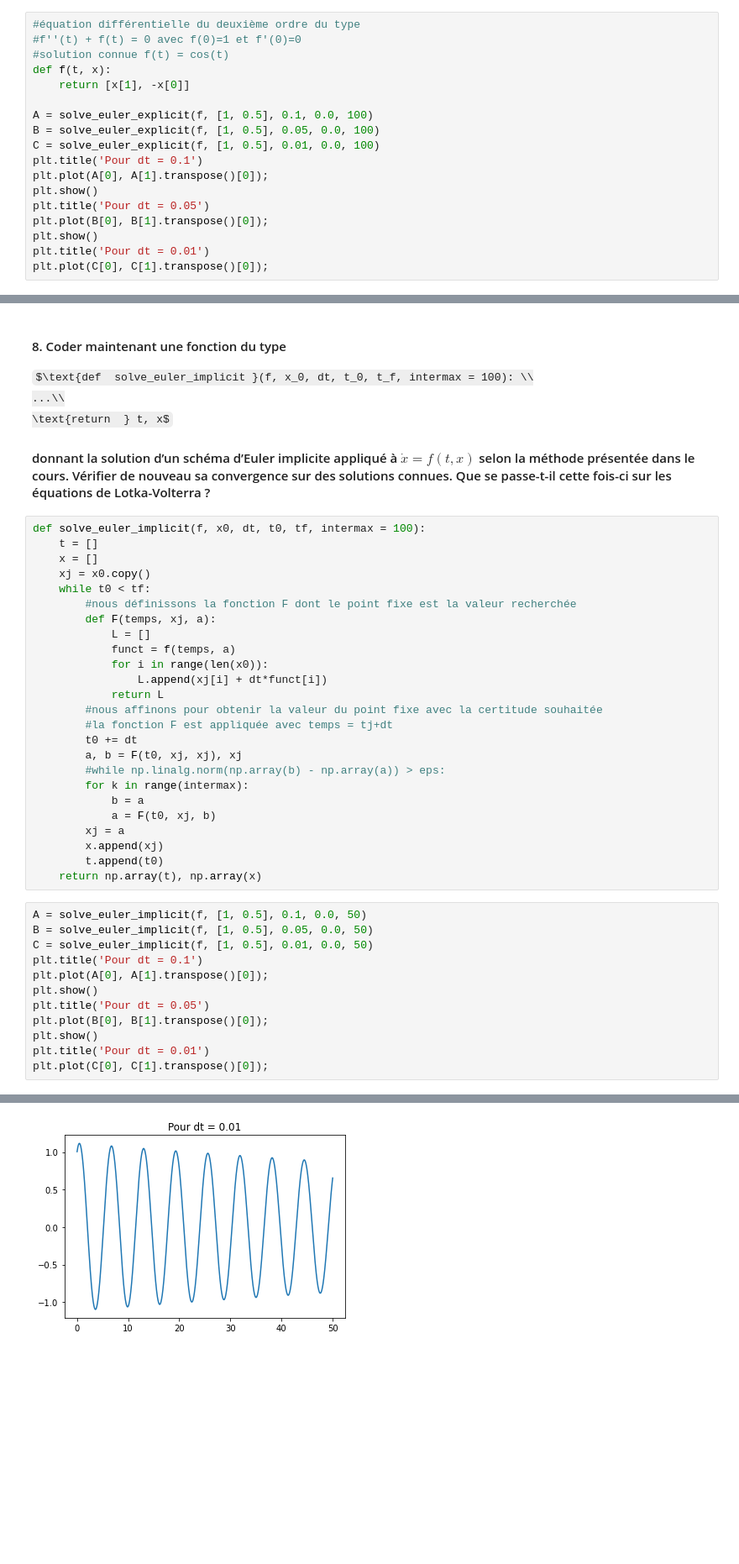
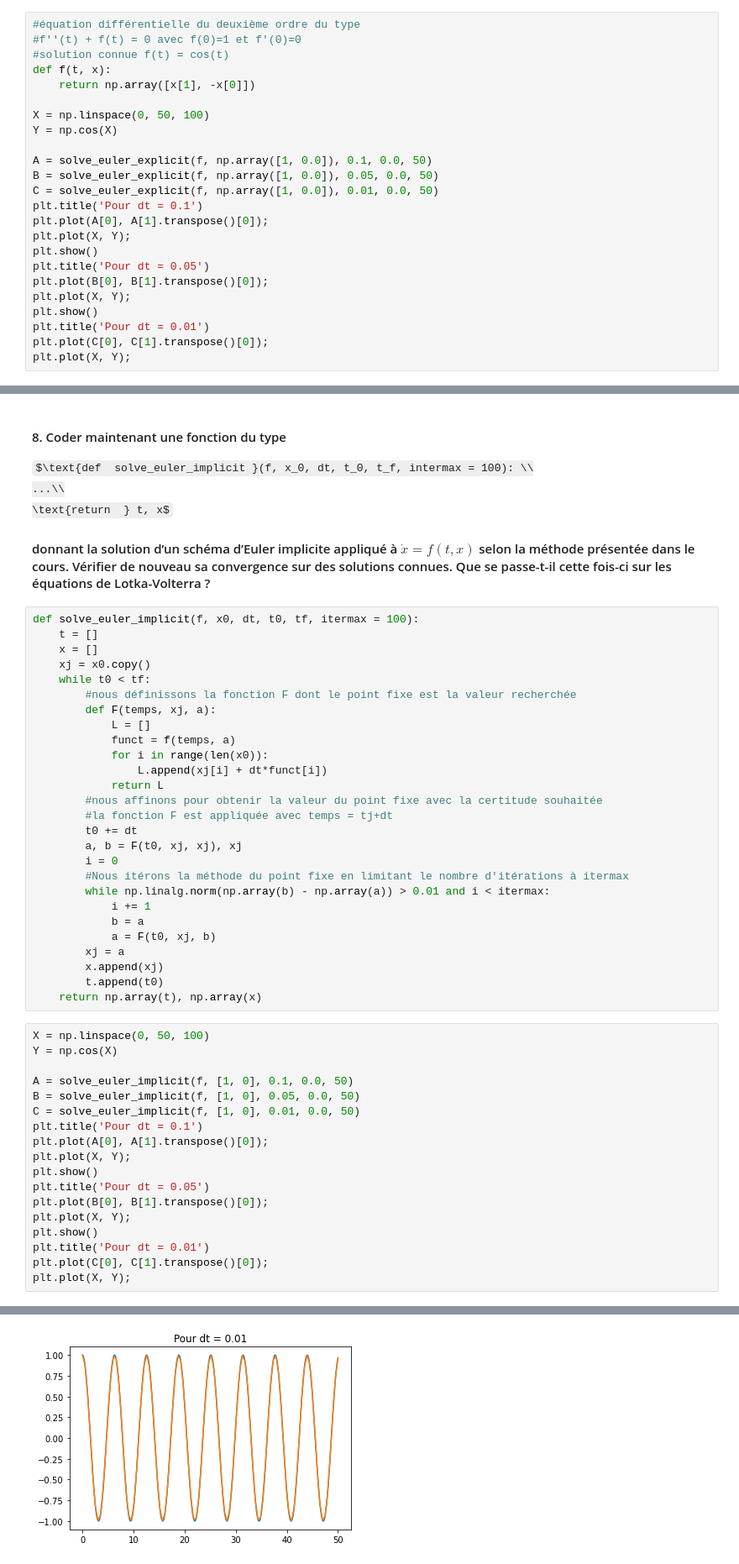
Before and after one commit to Martin-GE/projet_equa_diff, a Jupyter notebook: Projet équations différentielles.ipynb, the cells around one changed output, grey strips where cells are left out. Shown: that part at 84% size. Cells and saved outputs as stored; diff of their text form; some formulas as TeX source; blank space fills up the shorter version.

```diff
--- a/Projet équations différentielles.ipynb
+++ b/Projet équations différentielles.ipynb
@@ -262,17 +259,23 @@ def solve_euler_explicit(f, x0, dt, t0, tf):
 #f''(t) + f(t) = 0 avec f(0)=1 et f'(0)=0
 #solution connue f(t) = cos(t)
 def f(t, x):
-    return [x[1], -x[0]]
+    return np.array([x[1], -x[0]])
 
-A = solve_euler_explicit(f, [1, 0.5], 0.1, 0.0, 100)
-B = solve_euler_explicit(f, [1, 0.5], 0.05, 0.0, 100)
-C = solve_euler_explicit(f, [1, 0.5], 0.01, 0.0, 100)
+X = np.linspace(0, 50, 100)
+Y = np.cos(X)
+
+A = solve_euler_explicit(f, np.array([1, 0.0]), 0.1, 0.0, 50)
+B = solve_euler_explicit(f, np.array([1, 0.0]), 0.05, 0.0, 50)
+C = solve_euler_explicit(f, np.array([1, 0.0]), 0.01, 0.0, 50)
 plt.title('Pour dt = 0.1')
 plt.plot(A[0], A[1].transpose()[0]);
+plt.plot(X, Y);
 plt.show()
 plt.title('Pour dt = 0.05')
 plt.plot(B[0], B[1].transpose()[0]);
+plt.plot(X, Y);
 plt.show()
 plt.title('Pour dt = 0.01')
 plt.plot(C[0], C[1].transpose()[0]);
+plt.plot(X, Y);
 # %% [output]
@@ -342,7 +353,7 @@ $\text{def  solve_euler_implicit }(f, x_0, dt, t_0, t_f, intermax = 100): \\
 
 #### donnant la solution d’un schéma d’Euler implicite appliqué à $\dot{x} = f(t, x)$ selon la méthode présentée dans le cours. Vérifier de nouveau sa convergence sur des solutions connues. Que se passe-t-il cette fois-ci sur les équations de Lotka-Volterra ?
 # %%
-def solve_euler_implicit(f, x0, dt, t0, tf, intermax = 100):
+def solve_euler_implicit(f, x0, dt, t0, tf, itermax = 100):
     t = []
     x = []
     xj = x0.copy()
@@ -358,8 +369,10 @@ def solve_euler_implicit(f, x0, dt, t0, tf, intermax = 100):
         #la fonction F est appliquée avec temps = tj+dt
         t0 += dt
         a, b = F(t0, xj, xj), xj
-        #while np.linalg.norm(np.array(b) - np.array(a)) > eps:
-        for k in range(intermax):
+        i = 0
+        #Nous itérons la méthode du point fixe en limitant le nombre d'itérations à itermax
+        while np.linalg.norm(np.array(b) - np.array(a)) > 0.01 and i < itermax:
+            i += 1
             b = a
             a = F(t0, xj, b)
         xj = a
@@ -367,15 +380,21 @@ def solve_euler_implicit(f, x0, dt, t0, tf, intermax = 100):
         t.append(t0)
     return np.array(t), np.array(x)
 # %%
-A = solve_euler_implicit(f, [1, 0.5], 0.1, 0.0, 50)
-B = solve_euler_implicit(f, [1, 0.5], 0.05, 0.0, 50)
-C = solve_euler_implicit(f, [1, 0.5], 0.01, 0.0, 50)
+X = np.linspace(0, 50, 100)
+Y = np.cos(X)
+
+A = solve_euler_implicit(f, [1, 0], 0.1, 0.0, 50)
+B = solve_euler_implicit(f, [1, 0], 0.05, 0.0, 50)
+C = solve_euler_implicit(f, [1, 0], 0.01, 0.0, 50)
 plt.title('Pour dt = 0.1')
 plt.plot(A[0], A[1].transpose()[0]);
+plt.plot(X, Y);
 plt.show()
 plt.title('Pour dt = 0.05')
 plt.plot(B[0], B[1].transpose()[0]);
+plt.plot(X, Y);
 plt.show()
 plt.title('Pour dt = 0.01')
 plt.plot(C[0], C[1].transpose()[0]);
+plt.plot(X, Y);
 # %% [output]
@@ -384,4 +403,4 @@ plt.plot(C[0], C[1].transpose()[0]);
-[figure, old version]
+[figure, new version]
 # %% [markdown]
 Nous évaluons cette méthode avec la même équation différentielle que précédemment, et nous constatons que lorsque $dt$ tend vers 0 la solution obtenue ici converge aussi vers la solution connue de l'équation différentielle : $x \mapsto \cos{x}$. Cependant, pour une valeur relativement élevée de $dt$, la solution obtenue ne diverge pas aux temps longs mais s'atténue plutôt et décroît jusqu'à s'annuler.
 # %%
```
Also changed, not shown: parts of 14 cells of this notebook.
